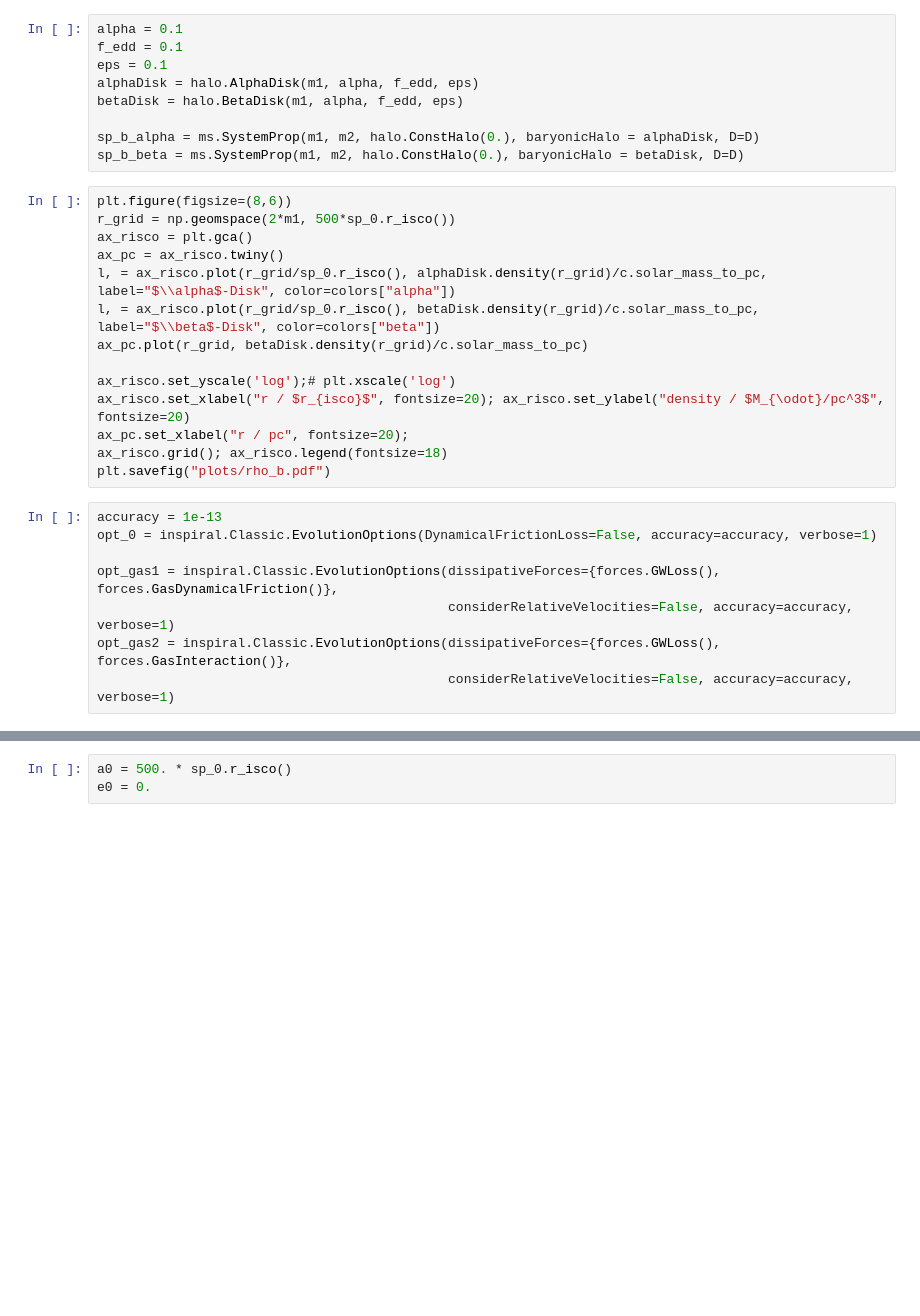
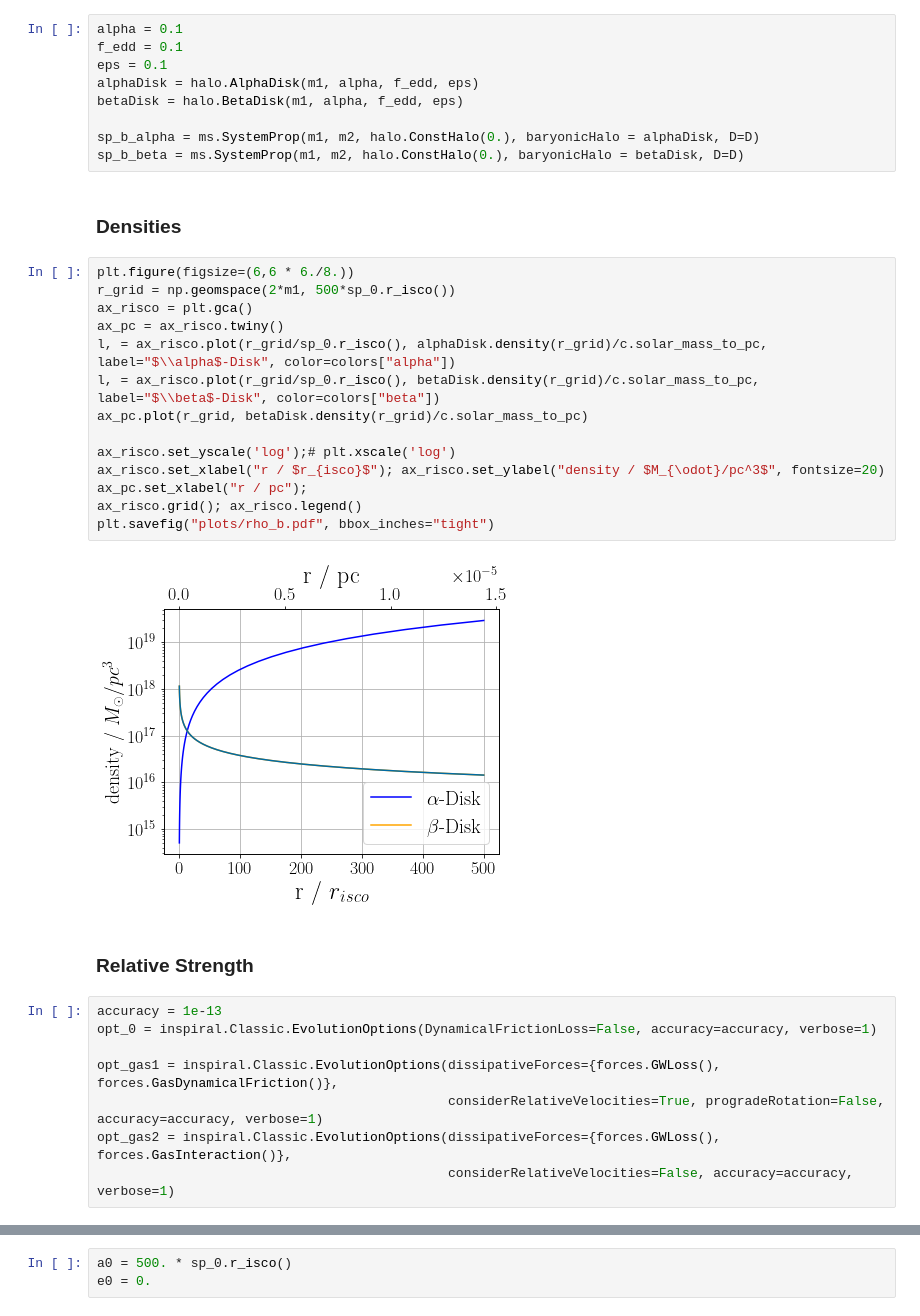
Before and after one commit to DMGW-Goethe/imripy, a Jupyter notebook: examples/AccretionDiskvsDarkMatter.ipynb, the cells around one changed output, grey strips where cells are left out. Cells and saved outputs as stored; diff of their text form; blank space fills up the shorter version.

```diff
--- a/examples/AccretionDiskvsDarkMatter.ipynb
+++ b/examples/AccretionDiskvsDarkMatter.ipynb
@@ -29,26 +29,32 @@ betaDisk = halo.BetaDisk(m1, alpha, f_edd, eps)
 
 sp_b_alpha = ms.SystemProp(m1, m2, halo.ConstHalo(0.), baryonicHalo = alphaDisk, D=D)
 sp_b_beta = ms.SystemProp(m1, m2, halo.ConstHalo(0.), baryonicHalo = betaDisk, D=D)
+# %% [markdown]
+### Densities
 # %%
-plt.figure(figsize=(8,6))
+plt.figure(figsize=(6,6 * 6./8.))
 r_grid = np.geomspace(2*m1, 500*sp_0.r_isco())
 ax_risco = plt.gca()
 ax_pc = ax_risco.twiny()
 l, = ax_risco.plot(r_grid/sp_0.r_isco(), alphaDisk.density(r_grid)/c.solar_mass_to_pc, label="$\\alpha$-Disk", color=colors["alpha"])
 l, = ax_risco.plot(r_grid/sp_0.r_isco(), betaDisk.density(r_grid)/c.solar_mass_to_pc, label="$\\beta$-Disk", color=colors["beta"])
 ax_pc.plot(r_grid, betaDisk.density(r_grid)/c.solar_mass_to_pc)
 
 ax_risco.set_yscale('log');# plt.xscale('log')
-ax_risco.set_xlabel("r / $r_{isco}$", fontsize=20); ax_risco.set_ylabel("density / $M_{\odot}/pc^3$", fontsize=20)
-ax_pc.set_xlabel("r / pc", fontsize=20);
-ax_risco.grid(); ax_risco.legend(fontsize=18)
-plt.savefig("plots/rho_b.pdf")
+ax_risco.set_xlabel("r / $r_{isco}$"); ax_risco.set_ylabel("density / $M_{\odot}/pc^3$", fontsize=20)
+ax_pc.set_xlabel("r / pc");
+ax_risco.grid(); ax_risco.legend()
+plt.savefig("plots/rho_b.pdf", bbox_inches="tight")
+# %% [output]
+[figure, added]
+# %% [markdown]
+### Relative Strength
 # %%
 accuracy = 1e-13
 opt_0 = inspiral.Classic.EvolutionOptions(DynamicalFrictionLoss=False, accuracy=accuracy, verbose=1)
 
 opt_gas1 = inspiral.Classic.EvolutionOptions(dissipativeForces={forces.GWLoss(), forces.GasDynamicalFriction()},
-                                             considerRelativeVelocities=False, accuracy=accuracy, verbose=1)
+                                             considerRelativeVelocities=True, progradeRotation=False, accuracy=accuracy, verbose=1)
 opt_gas2 = inspiral.Classic.EvolutionOptions(dissipativeForces={forces.GWLoss(), forces.GasInteraction()},
                                              considerRelativeVelocities=False, accuracy=accuracy, verbose=1)
 # %%
```
Also changed, not shown: parts of 22 cells of this notebook, 2 other files.
